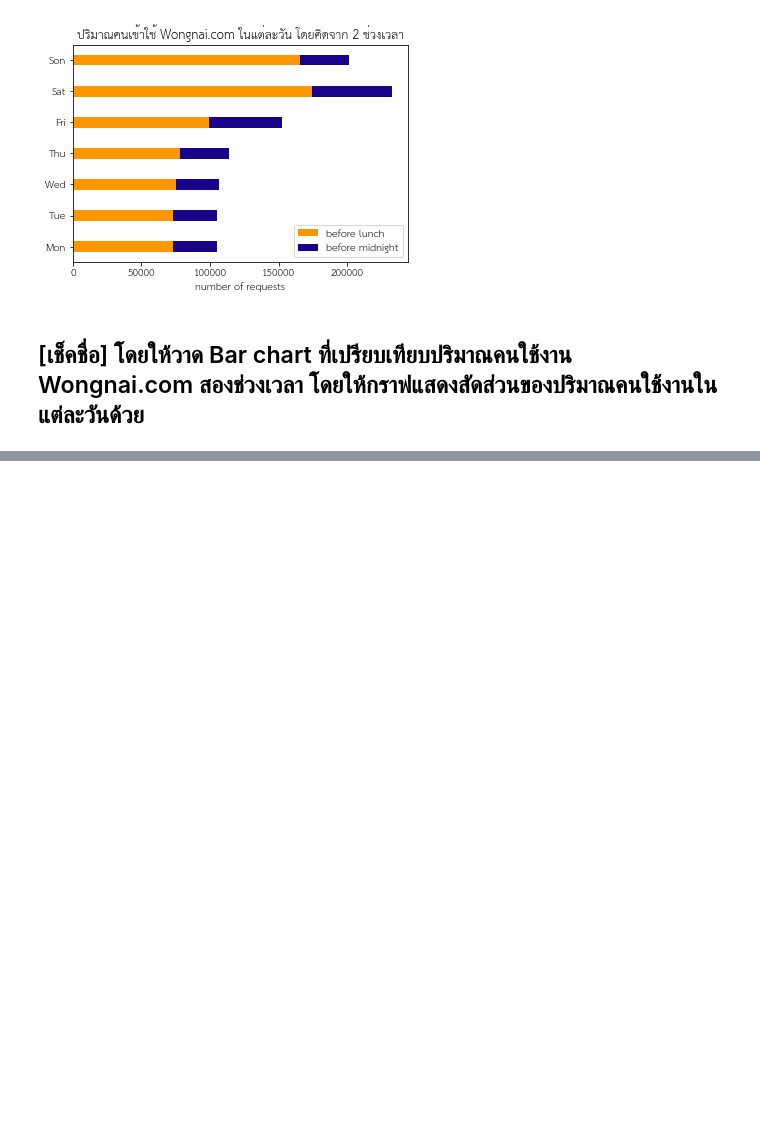
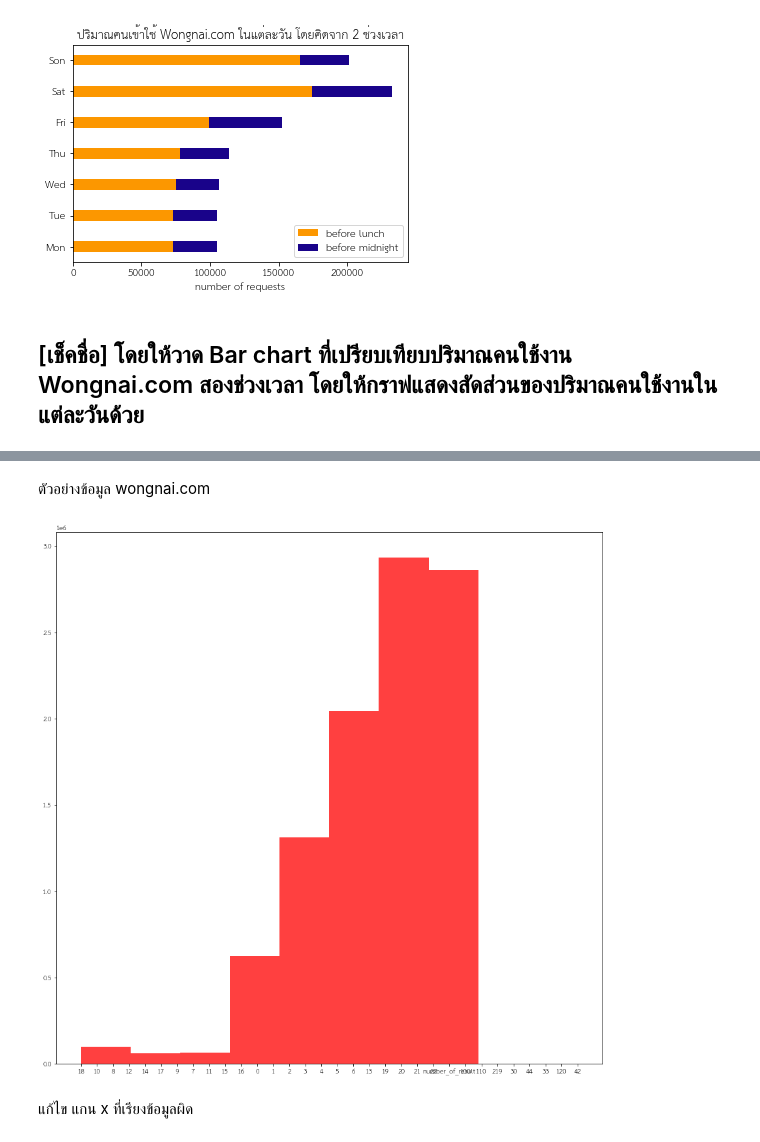
Before and after one commit to MMoltira/data_viz, a Jupyter notebook: Visualize_Data_Comparison.ipynb, the cells around one changed output, grey strips where cells are left out. Drawn from its saved outputs; the diff is of its cells as text; code cells hidden in the pictures; blank space fills up the shorter version.

```diff
--- a/Visualize_Data_Comparison.ipynb
+++ b/Visualize_Data_Comparison.ipynb
@@ -181,0 +200,10 @@ plt.show()
+# %% [markdown]
+ตัวอย่างข้อมูล wongnai.com
+# %%
+import matplotlib
+matplotlib.rcParams['figure.figsize']=[15,15]
+output = plt.hist(list(search_request_df['number_of_result']),10,facecolor = 'red' ,alpha = 0.75)
+# %% [output]
+[figure, added]
+# %% [markdown]
+แก้ไข แกน x ที่เรียงข้อมูลผิด
```
Also changed, not shown: parts of 23 cells of this notebook.
